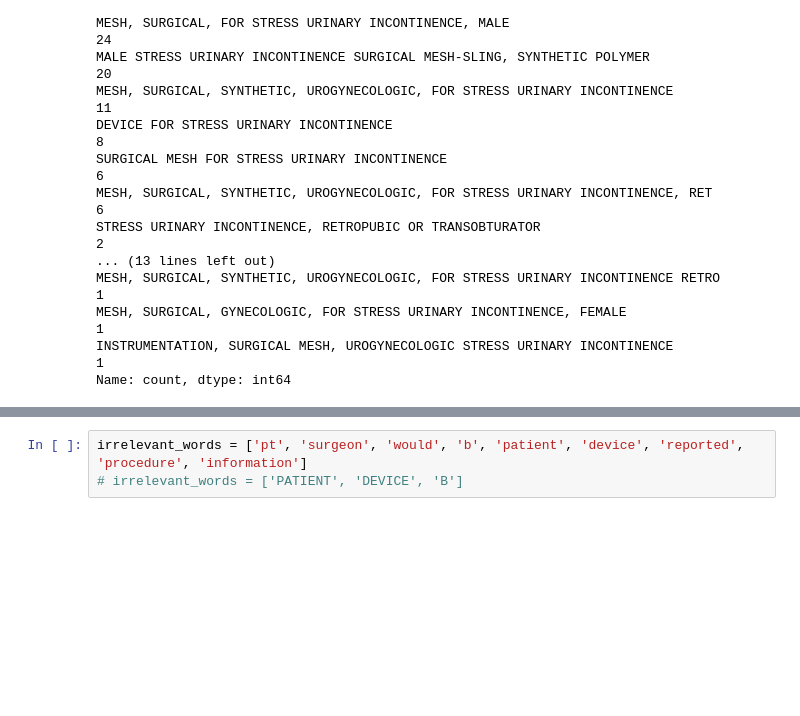
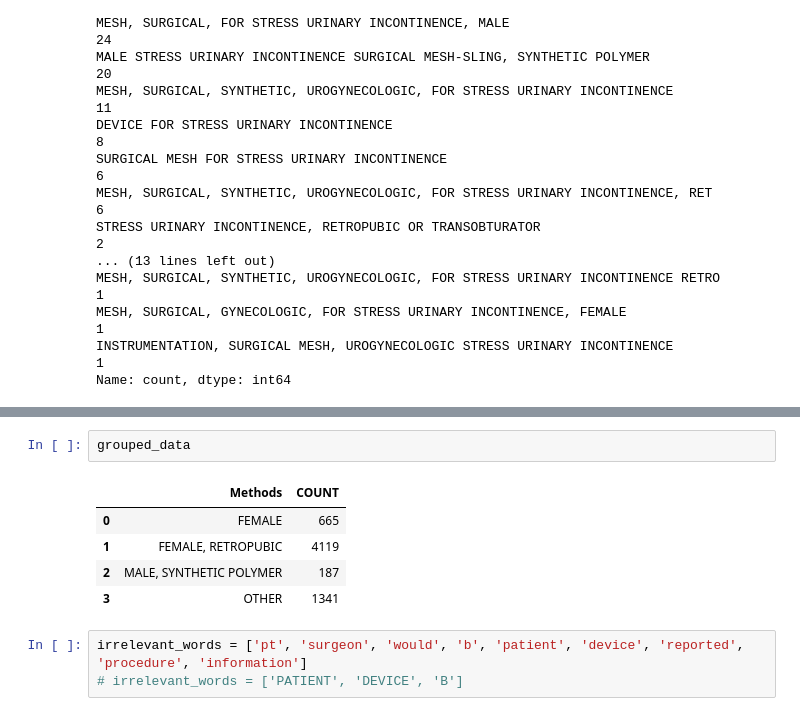
Before and after one commit to KaneZhao/Adverse-Events-in-Female-Stress-Urinary-Incontinence, a Jupyter notebook: EDA.ipynb, the cells around one changed output, grey strips where cells are left out. Cells and saved outputs as stored; diff of their text form; blank space fills up the shorter version.

```diff
--- a/EDA.ipynb
+++ b/EDA.ipynb
@@ -70,3 +145,11 @@ plt.show()
+# %%
+grouped_data
+# %% [output]
+|  | Methods | COUNT |
+| 0 | FEMALE | 665 |
+| 1 | FEMALE, RETROPUBIC | 4119 |
+| 2 | MALE, SYNTHETIC POLYMER | 187 |
+| 3 | OTHER | 1341 |
 # %%
 irrelevant_words = ['pt', 'surgeon', 'would', 'b', 'patient', 'device', 'reported', 'procedure', 'information']
 # irrelevant_words = ['PATIENT', 'DEVICE', 'B']
```
Also changed, not shown: parts of 12 cells of this notebook.
